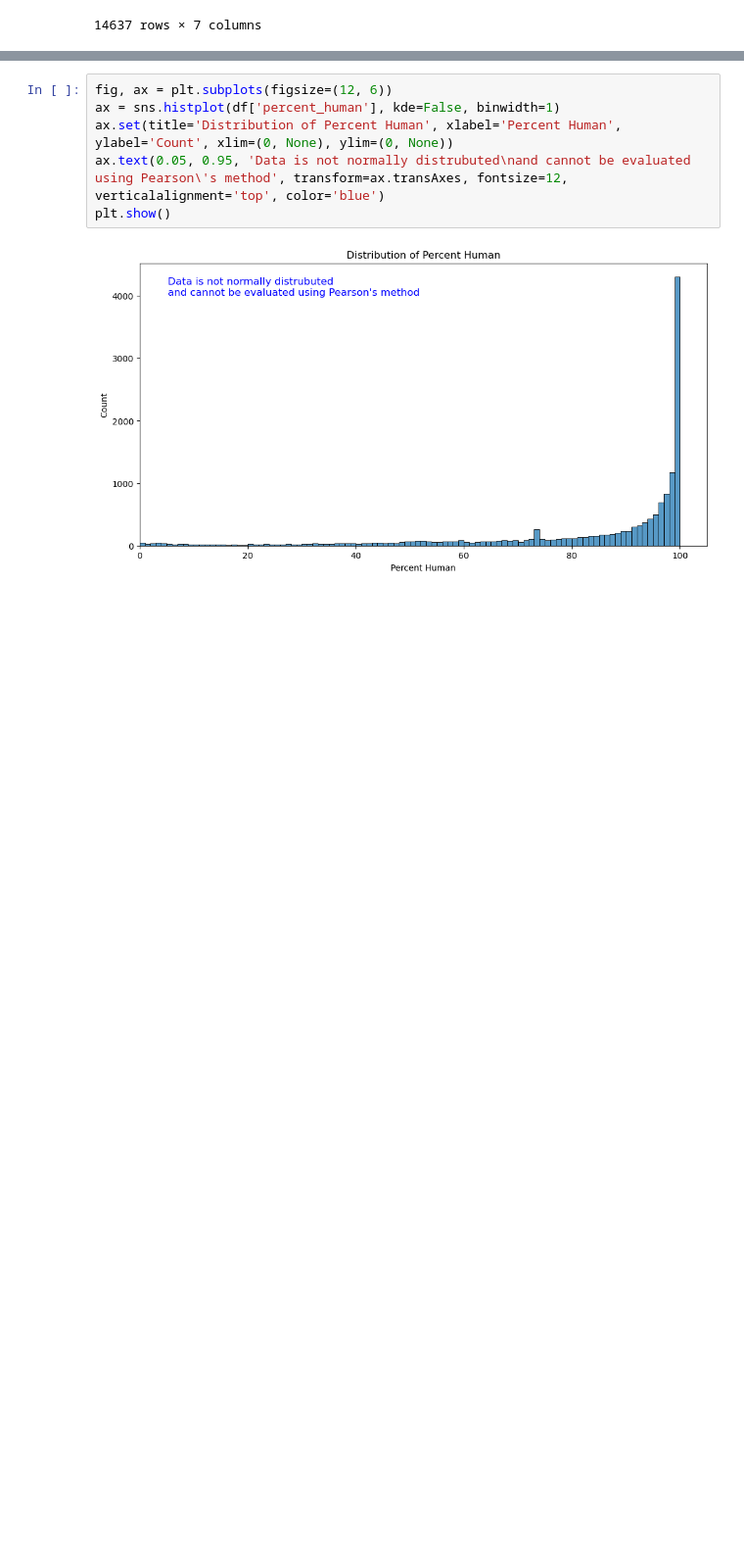
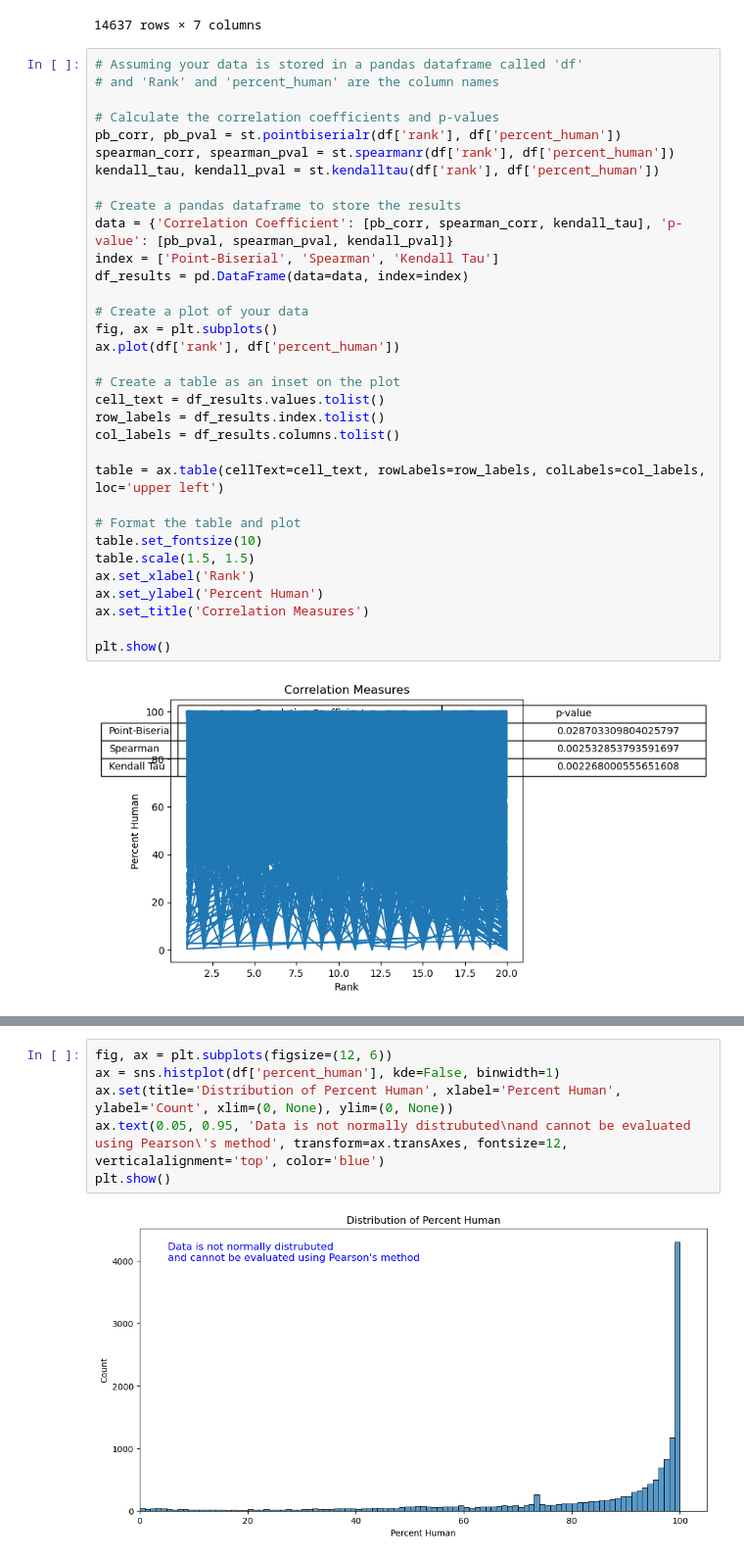
Before and after one commit to Magmafish/SerpGS, a Jupyter notebook: interpretation.ipynb, the cells around one changed output, grey strips where cells are left out. Shown at 98% size. Cells and saved outputs as stored; diff of their text form; blank space fills up the shorter version.

```diff
--- a/interpretation.ipynb
+++ b/interpretation.ipynb
@@ -29,3 +30,38 @@ df
 | 14635 | ruched midi dress | 19 | https://www.loft.com/petites/peti... | True | 1602.0 | 92.680357 | 7.319643 |
 | 14636 | ruched midi dress | 20 | https://www.loft.com/petites/peti... | True | 1602.0 | 92.680357 | 7.319643 |
 14637 rows × 7 columns
+# %%
+# Assuming your data is stored in a pandas dataframe called 'df'
+# and 'Rank' and 'percent_human' are the column names
+
+# Calculate the correlation coefficients and p-values
+pb_corr, pb_pval = st.pointbiserialr(df['rank'], df['percent_human'])
+spearman_corr, spearman_pval = st.spearmanr(df['rank'], df['percent_human'])
+kendall_tau, kendall_pval = st.kendalltau(df['rank'], df['percent_human'])
+
+# Create a pandas dataframe to store the results
+data = {'Correlation Coefficient': [pb_corr, spearman_corr, kendall_tau], 'p-value': [pb_pval, spearman_pval, kendall_pval]}
+index = ['Point-Biserial', 'Spearman', 'Kendall Tau']
+df_results = pd.DataFrame(data=data, index=index)
+
+# Create a plot of your data
+fig, ax = plt.subplots()
+ax.plot(df['rank'], df['percent_human'])
+
+# Create a table as an inset on the plot
+cell_text = df_results.values.tolist()
+row_labels = df_results.index.tolist()
+col_labels = df_results.columns.tolist()
+
+table = ax.table(cellText=cell_text, rowLabels=row_labels, colLabels=col_labels, loc='upper left')
+
+# Format the table and plot
+table.set_fontsize(10)
+table.scale(1.5, 1.5)
+ax.set_xlabel('Rank')
+ax.set_ylabel('Percent Human')
+ax.set_title('Correlation Measures')
+
+plt.show()
+# %% [output]
+[figure, added]
```
Also changed, not shown: parts of 10 cells of this notebook, 1 other file.
